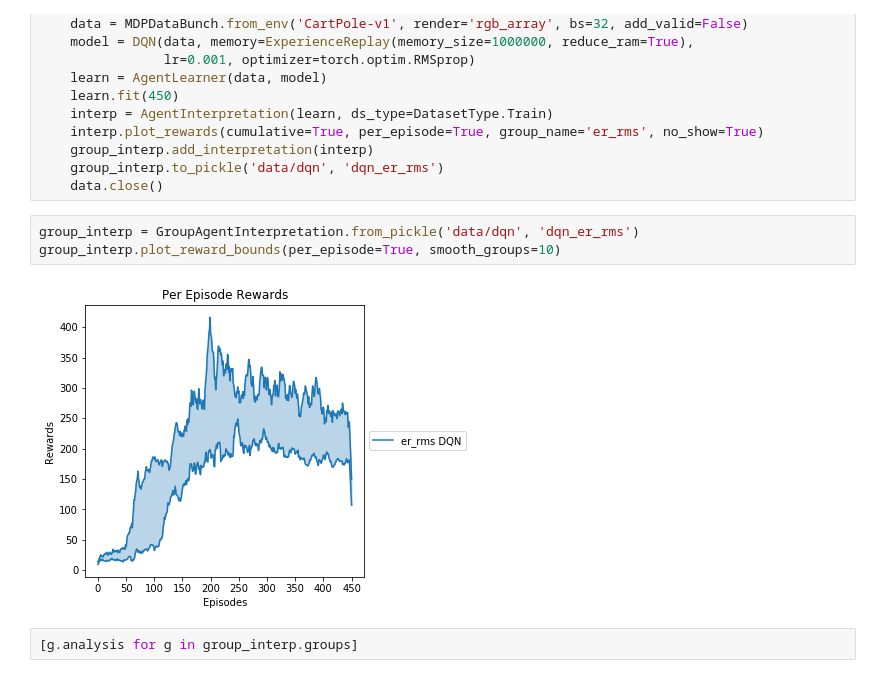
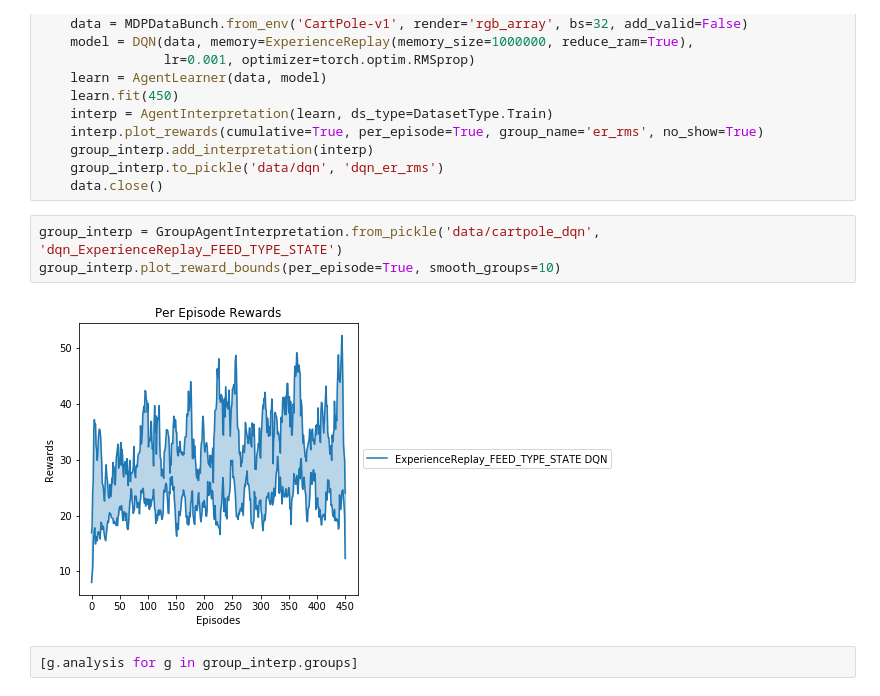
Before and after one commit to josiahls/fast-reinforcement-learning, a Jupyter notebook: docs_src/rl.agents.dqn.ipynb, the cells around one changed output. Saved outputs shown, nothing was run; the diff lists cells and outputs as text.

```diff
--- a/docs_src/rl.agents.dqn.ipynb
+++ b/docs_src/rl.agents.dqn.ipynb
@@ -111,10 +111,10 @@ for i in range(5):
     group_interp.to_pickle('data/dqn', 'dqn_er_rms')
     data.close()
 # %%
-group_interp = GroupAgentInterpretation.from_pickle('data/dqn', 'dqn_er_rms')
+group_interp = GroupAgentInterpretation.from_pickle('data/cartpole_dqn', 'dqn_ExperienceReplay_FEED_TYPE_STATE')
 group_interp.plot_reward_bounds(per_episode=True, smooth_groups=10)
 # %% [output]
-[figure, old version]
+[figure, new version]
 # %%
 [g.analysis for g in group_interp.groups]
 # %% [output]
```
Also changed, not shown: parts of 1 cell of this notebook, 10 other files.
